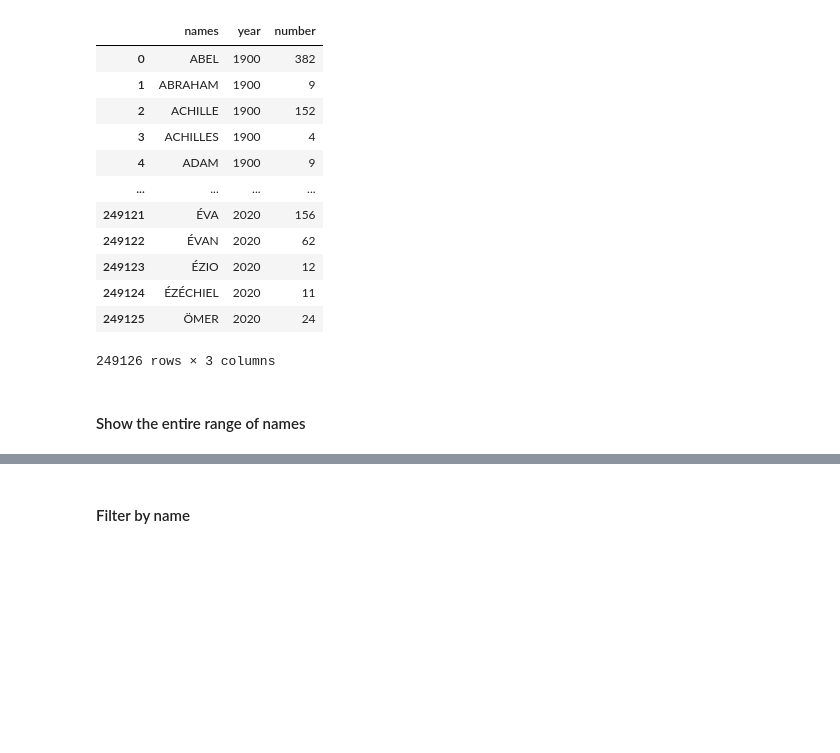
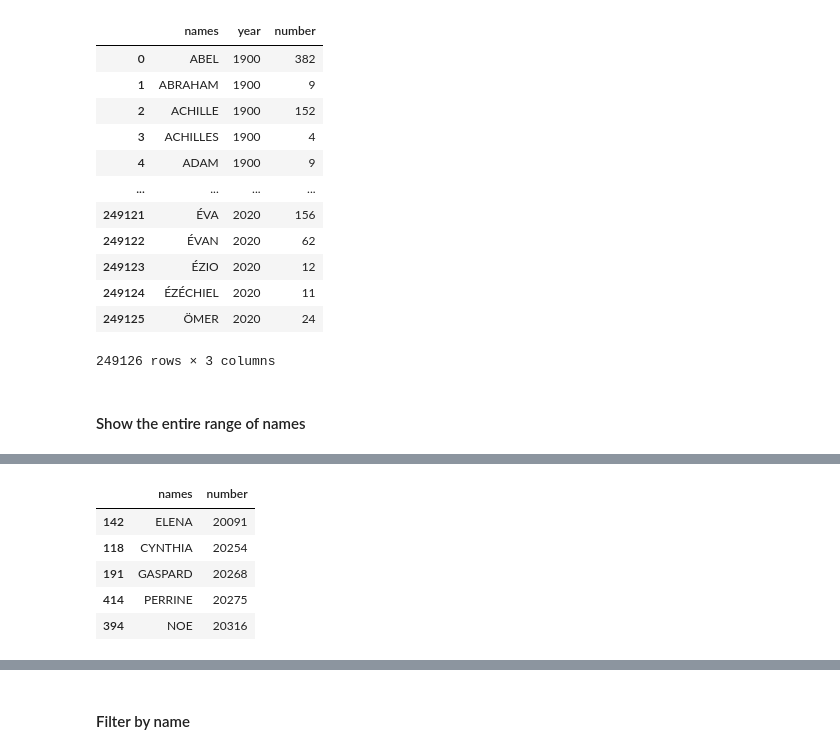
Before and after one commit to liadsantos/baby_names_visualization, a Jupyter notebook: implementations.ipynb, the cells around one changed output, grey strips where cells are left out. Cells and saved outputs as stored; diff of their text form; code cells hidden in the pictures; blank space fills up the shorter version.

```diff
--- a/implementations.ipynb
+++ b/implementations.ipynb
@@ -153,0 +151,12 @@ vis1
+# %%
+sorted_data2 = grouped_data.sort_values('number', ascending=True)
+last_5_data = sorted_data2.head(5)
+
+last_5_data
+# %% [output]
+|  | names | number |
+| 142 | ELENA | 20091 |
+| 118 | CYNTHIA | 20254 |
+| 191 | GASPARD | 20268 |
+| 414 | PERRINE | 20275 |
+| 394 | NOE | 20316 |
```
Also changed, not shown: parts of 26 cells of this notebook.
